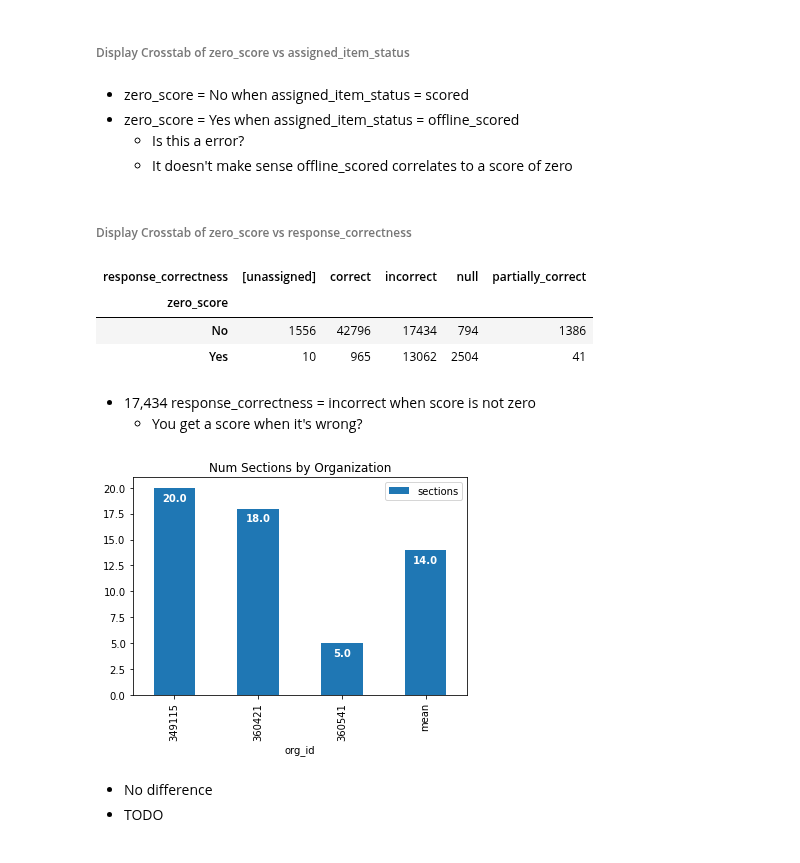
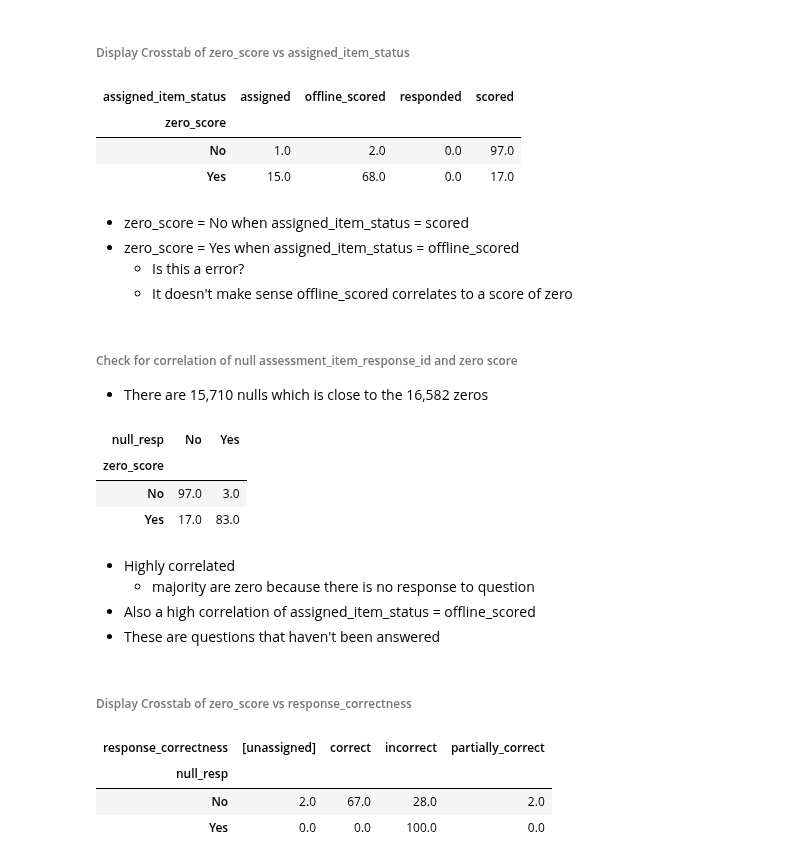
Before and after one commit to dlhinkley/c772-capstone-project, a Jupyter notebook: jupyter/investigation/final-score-unweighted-zero-values.ipynb, the cells around one changed output. Cells and saved outputs as stored; diff of their text form; code cells hidden in the pictures.

Commit message:
Finish final score unweighted

```diff
--- a/jupyter/investigation/final-score-unweighted-zero-values.ipynb
+++ b/jupyter/investigation/final-score-unweighted-zero-values.ipynb
@@ -76,3 +73,5 @@ dfZeroCat = dfFlt.withColumn(
+# %%
+dfZeroCat = add_zero_score_var(dfFlt)
 # %%
 cols = ['zero_score'] + types['binaryVars'] + types['nominalVars']
 pdDf = dfZeroCat.select(*cols).toPandas()
@@ -85,21 +84,44 @@ corr, ax = associations(pdDf , nan_replace_value='null', figsize=[10,10])
 # %% [markdown]
 ###### Display Crosstab of zero_score vs assigned_item_status
 # %%
-pd.crosstab(pdDf.zero_score, pdDf.assigned_item_status)
+crosstab_percent( pd.crosstab(pdDf.zero_score, pdDf.assigned_item_status) )
+# %% [output]
+| assigned_item_status | assigned | offline_scored | responded | scored |
+| zero_score |  |  |  |  |
+| No | 1.0 | 2.0 | 0.0 | 97.0 |
+| Yes | 15.0 | 68.0 | 0.0 | 17.0 |
 # %% [markdown]
 - zero_score = No  when assigned_item_status = scored
 - zero_score = Yes when assigned_item_status = offline_scored
   - Is this a error?
   - It doesn't make sense offline_scored correlates to a score of zero
+# %% [markdown]
+###### Check for correlation of null assessment_item_response_id and zero score
+- There are 15,710 nulls which is close to the 16,582 zeros
+# %%
+# Add binary categorical null_resp
+pdDf = dfZeroCat.withColumn(
+                "null_resp",
+                  F.when( F.col('assessment_item_response_id').isNull(), 'Yes').otherwise("No")
+                ).toPandas()
+
+crosstab_percent( pd.crosstab(pdDf.zero_score, pdDf.null_resp) )
+# %% [output]
+| null_resp | No | Yes |
+| zero_score |  |  |
+| No | 97.0 | 3.0 |
+| Yes | 17.0 | 83.0 |
+# %% [markdown]
+- Highly correlated
+  - majority are zero because there is no response to question
+- Also a high correlation of assigned_item_status = offline_scored
+- These are questions that haven't been answered
 # %% [markdown]
 ###### Display Crosstab of zero_score vs response_correctness
 # %%
-pd.crosstab(pdDf.zero_score, pdDf.response_correctness)
+crosstab_percent( pd.crosstab(pdDf.null_resp, pdDf.response_correctness) )
 # %% [output]
-| response_correctness | [unassigned] | correct | incorrect | null | partially_correct |
-| zero_score |  |  |  |  |  |
-| No | 1556 | 42796 | 17434 | 794 | 1386 |
-| Yes | 10 | 965 | 13062 | 2504 | 41 |
+| response_correctness | [unassigned] | correct | incorrect | partially_correct |
+| null_resp |  |  |  |  |
+| No | 2.0 | 67.0 | 28.0 | 2.0 |
+| Yes | 0.0 | 0.0 | 100.0 | 0.0 |
-# %% [markdown]
-- 17,434 response_correctness = incorrect when score is not zero
-  - You get a score when it's wrong?
@@ -122,20 +127,0 @@ sections_by_org()
-# %%
-def zero_sections_by_org():
-  sByO = zeroDf.groupBy('org_id').agg(F.countDistinct('section_id').alias('sections')).orderBy('org_id')
-  pdDf = sByO.toPandas()
-
-  # Add mean
-  meanSections = sByO.agg(F.round(F.avg(F.col('sections'))).alias('mean')).collect()[0][0]
-  # Append row with mean
-  pdDf = pdDf.append({'org_id': 'mean', 'sections': meanSections}, ignore_index=True)
-
-  ax = pdDf.plot.bar('org_id','sections', title='Num Sections by Organization')
-  annotate_plot(ax)
-  plt.show()
-
-zero_sections_by_org()
-# %% [output]
-[figure, removed]
-# %% [markdown]
-- No difference
-- TODO
```
Also changed, not shown: parts of 36 cells of this notebook, 5 other files.
